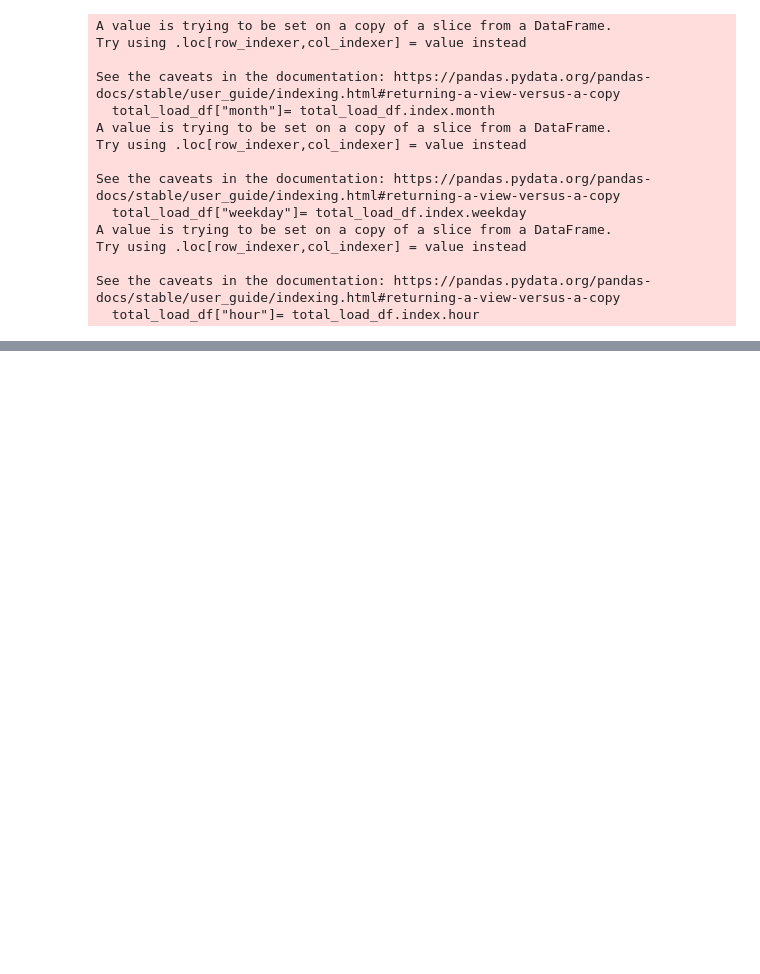
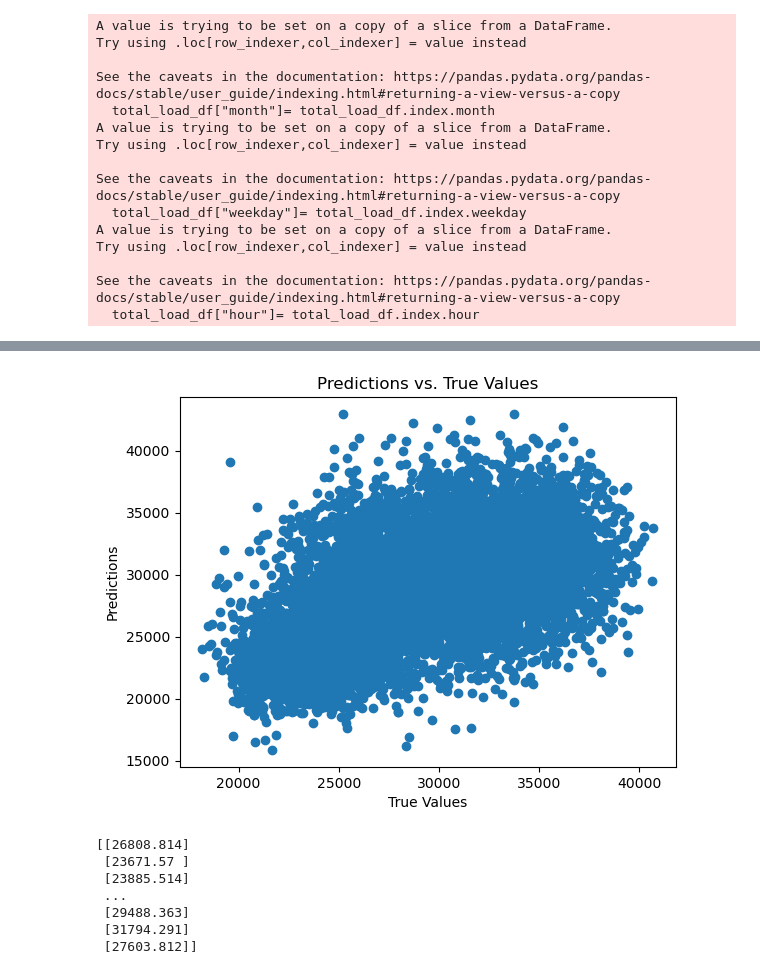
Before and after one commit to siljeberiksen/AI-in-industry, a Jupyter notebook: data_exploration.ipynb, the cells around one changed output, grey strips where cells are left out. Cells and saved outputs as stored; diff of their text form; code cells hidden in the pictures; blank space fills up the shorter version.

```diff
--- a/data_exploration.ipynb
+++ b/data_exploration.ipynb
@@ -94,0 +292,22 @@ import neuralprobabilistic
+# %%
+predictions = model.predict(X_test)
+# Apply inverse transformation to bring predictions back to original scale
+predictions = predictions * std_train + mean_train
+
+# Plot predictions vs. targets
+plt.scatter(y_test, predictions)
+plt.xlabel('True Values')
+plt.ylabel('Predictions')
+plt.title('Predictions vs. True Values')
+plt.show()
+#util.plot_pred_scatter(y_test, ts_pred, figsize=figsize)
+print(predictions)
+# %% [output]
+[figure, added]
+[[26808.814]
+ [23671.57 ]
+ [23885.514]
+ ...
+ [29488.363]
+ [31794.291]
+ [27603.812]]
```
Also changed, not shown: parts of 24 cells of this notebook, 2 other files.
